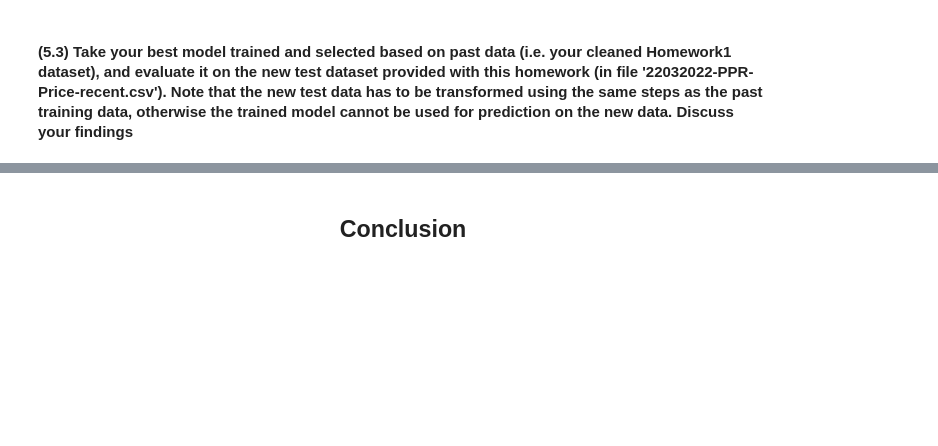
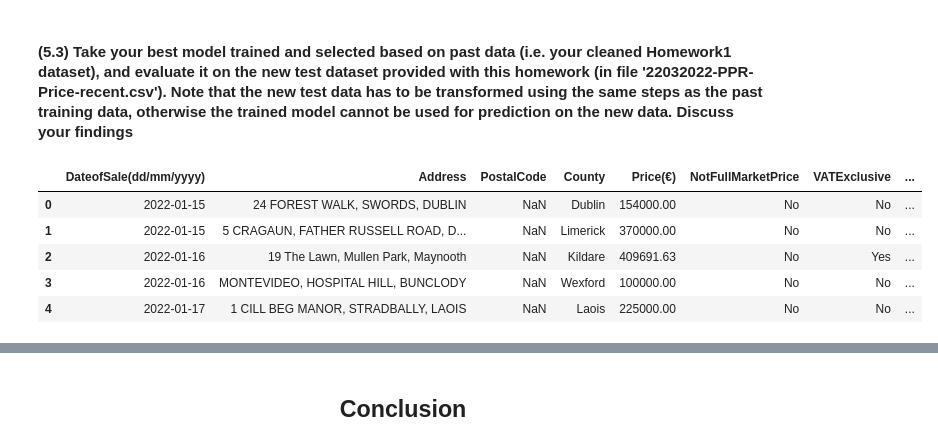
Before and after one commit to Gus1616/Data-analytics-Homework2, a Jupyter notebook: Notebook_Boothman_Gus_17350796_COMP47350_Homework2.ipynb, the cells around one changed output, grey strips where cells are left out. Cells and saved outputs as stored; diff of their text form; code cells hidden in the pictures; blank space fills up the shorter version.

```diff
--- a/Notebook_Boothman_Gus_17350796_COMP47350_Homework2.ipynb
+++ b/Notebook_Boothman_Gus_17350796_COMP47350_Homework2.ipynb
@@ -1607,5 +1646,12 @@ Fitting 3 folds for each of 50 candidates, totalling 150 fits
 # %% [markdown]
 #### (5.3) Take your best model trained and selected based on past data (i.e. your cleaned Homework1 dataset), and evaluate it on the new test dataset provided with this homework (in file '22032022-PPR-Price-recent.csv'). Note that the new test data has to be transformed using the same steps as the past training data, otherwise the trained model cannot be used for prediction on the new data. Discuss your findings
 # %%
-df_newDataSet = pd.read_csv('22032022-PPR-Price-recent.csv', keep_default_na=True,  delimiter=',', skipinitialspace=True)
-df_newDataSet .head(10)
+df_newDataSet = pd.read_csv('22032022-PPR-Price-recent.csv', keep_default_na=True, delimiter=',', skipinitialspace=True)
+df_newDataSet .head(5)
+# %% [output]
+|  | DateofSale(dd/mm/yyyy) | Address | PostalCode | County | Price(€) | NotFullMarketPrice | VATExclusive | ... |
+| 0 | 2022-01-15 | 24 FOREST WALK, SWORDS, DUBLIN | NaN | Dublin | 154000.00 | No | No | ... |
+| 1 | 2022-01-15 | 5 CRAGAUN, FATHER RUSSELL ROAD, D... | NaN | Limerick | 370000.00 | No | No | ... |
+| 2 | 2022-01-16 | 19 The Lawn, Mullen Park, Maynooth | NaN | Kildare | 409691.63 | No | Yes | ... |
+| 3 | 2022-01-16 | MONTEVIDEO, HOSPITAL HILL, BUNCLODY | NaN | Wexford | 100000.00 | No | No | ... |
+| 4 | 2022-01-17 | 1 CILL BEG MANOR, STRADBALLY, LAOIS | NaN | Laois | 225000.00 | No | No | ... |
```
Also changed, not shown: parts of 59 cells of this notebook.
